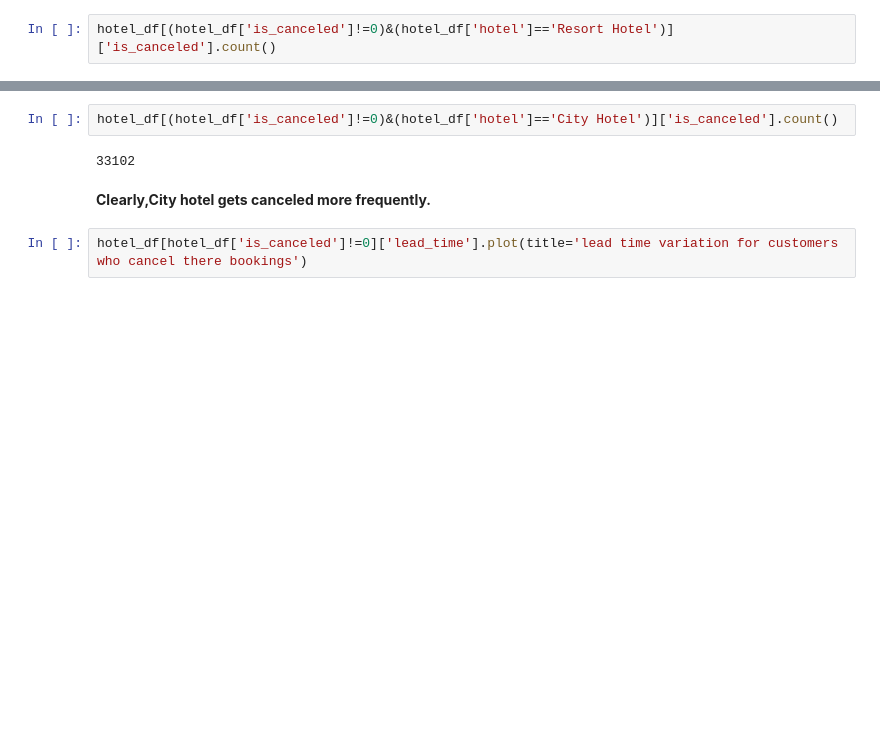
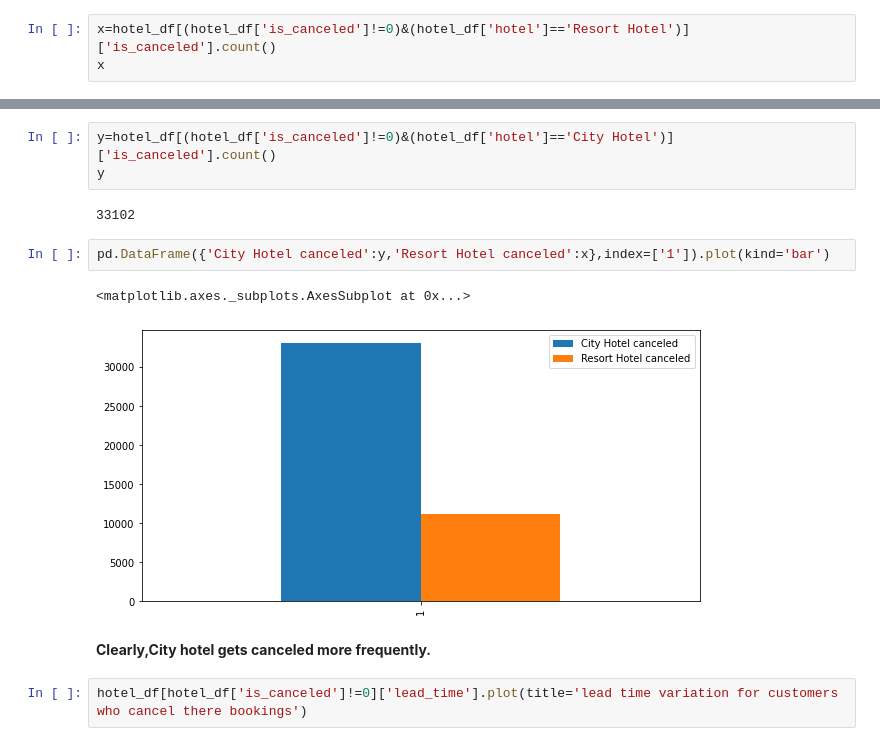
Before and after one commit to dkd99/hotel-booking-analysis, a Jupyter notebook: Hotel_Booking_Analysis_Capstone_Project.ipynb, the cells around one changed output, grey strips where cells are left out. Cells and saved outputs as stored; diff of their text form; blank space fills up the shorter version.

```diff
--- a/Hotel_Booking_Analysis_Capstone_Project.ipynb
+++ b/Hotel_Booking_Analysis_Capstone_Project.ipynb
@@ -291,13 +296,20 @@ hotel_df[hotel_df['is_canceled']!=0]['is_canceled'].max()
 # %% [markdown]
 **Lets campare which type of hotel gets canceled more.**
 # %%
-hotel_df[(hotel_df['is_canceled']!=0)&(hotel_df['hotel']=='Resort Hotel')]['is_canceled'].count()
+x=hotel_df[(hotel_df['is_canceled']!=0)&(hotel_df['hotel']=='Resort Hotel')]['is_canceled'].count()
+x
 # %% [output]
 11122
 # %%
-hotel_df[(hotel_df['is_canceled']!=0)&(hotel_df['hotel']=='City Hotel')]['is_canceled'].count()
+y=hotel_df[(hotel_df['is_canceled']!=0)&(hotel_df['hotel']=='City Hotel')]['is_canceled'].count()
+y
 # %% [output]
 33102
+# %%
+pd.DataFrame({'City Hotel canceled':y,'Resort Hotel canceled':x},index=['1']).plot(kind='bar')
+# %% [output]
+<matplotlib.axes._subplots.AxesSubplot at 0x...>
+[figure, added]
 # %% [markdown]
 **Clearly,City hotel gets canceled more frequently.**
 # %%
```
Also changed, not shown: parts of 62 cells of this notebook.
